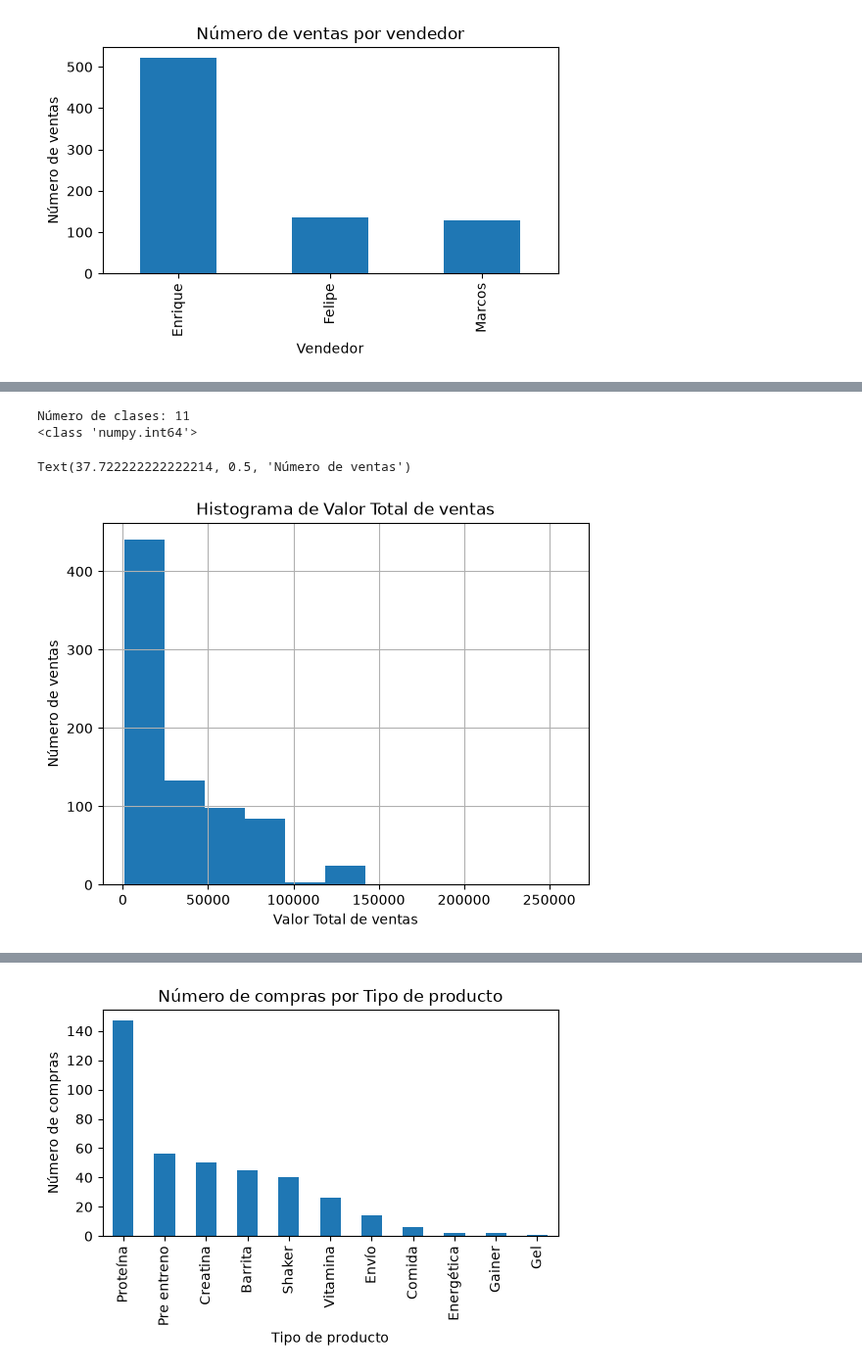
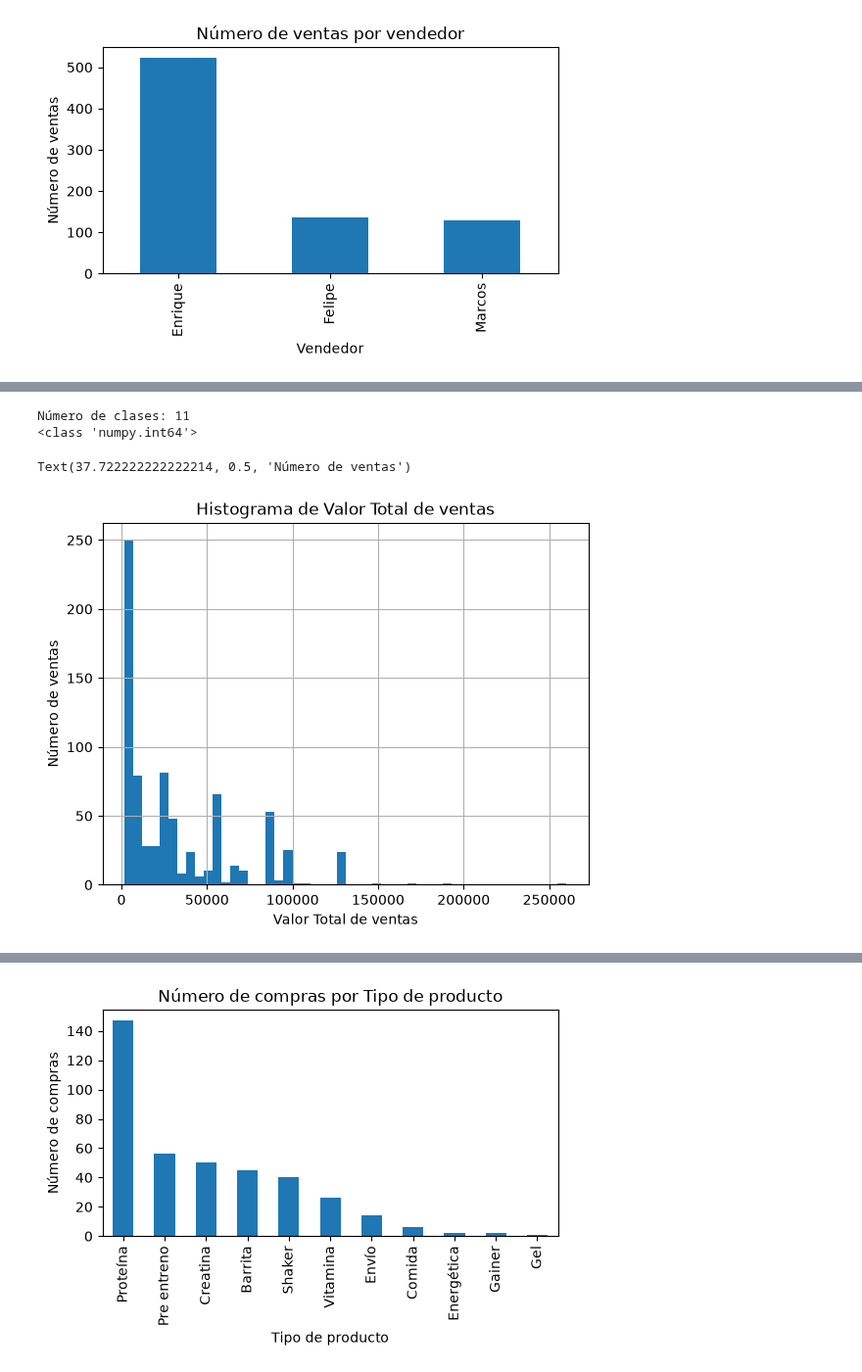
Before and after one commit to marcospnur/Bravos_Nutrition, a Jupyter notebook: Analisis de datos.ipynb, the cells around one changed output, grey strips where cells are left out. Shown at 98% size. Drawn from its saved outputs; the diff is of its cells as text; code cells hidden in the pictures.

```diff
--- a/Analisis de datos.ipynb
+++ b/Analisis de datos.ipynb
@@ -298,19 +299,19 @@ Name: valor_total, dtype: float64
 # %%
 # Distribución de valor total de ventas
 k=1+3.3*np.log10(len(panel_ventas["unidades"]))
 k=k.round(0).astype(int)
 print(f"Número de clases: {k}")
 print(type(k))
 
-panel_ventas["valor_total"].plot(kind="hist", bins=k, grid=True)
+panel_ventas["valor_total"].plot(kind="hist", bins=50, grid=True)
 plt.title("Histograma de Valor Total de ventas")
 plt.xlabel("Valor Total de ventas")
 plt.ylabel("Número de ventas")
 # %% [output]
 Número de clases: 11
 <class 'numpy.int64'>
 Text(37.722222222222214, 0.5, 'Número de ventas')
-[figure, old version]
+[figure, new version]
 # %%
 ## Errores univariados
 # Vendedores Arreglo de stock y Toribio
```
Also changed, not shown: parts of 17 cells of this notebook.
